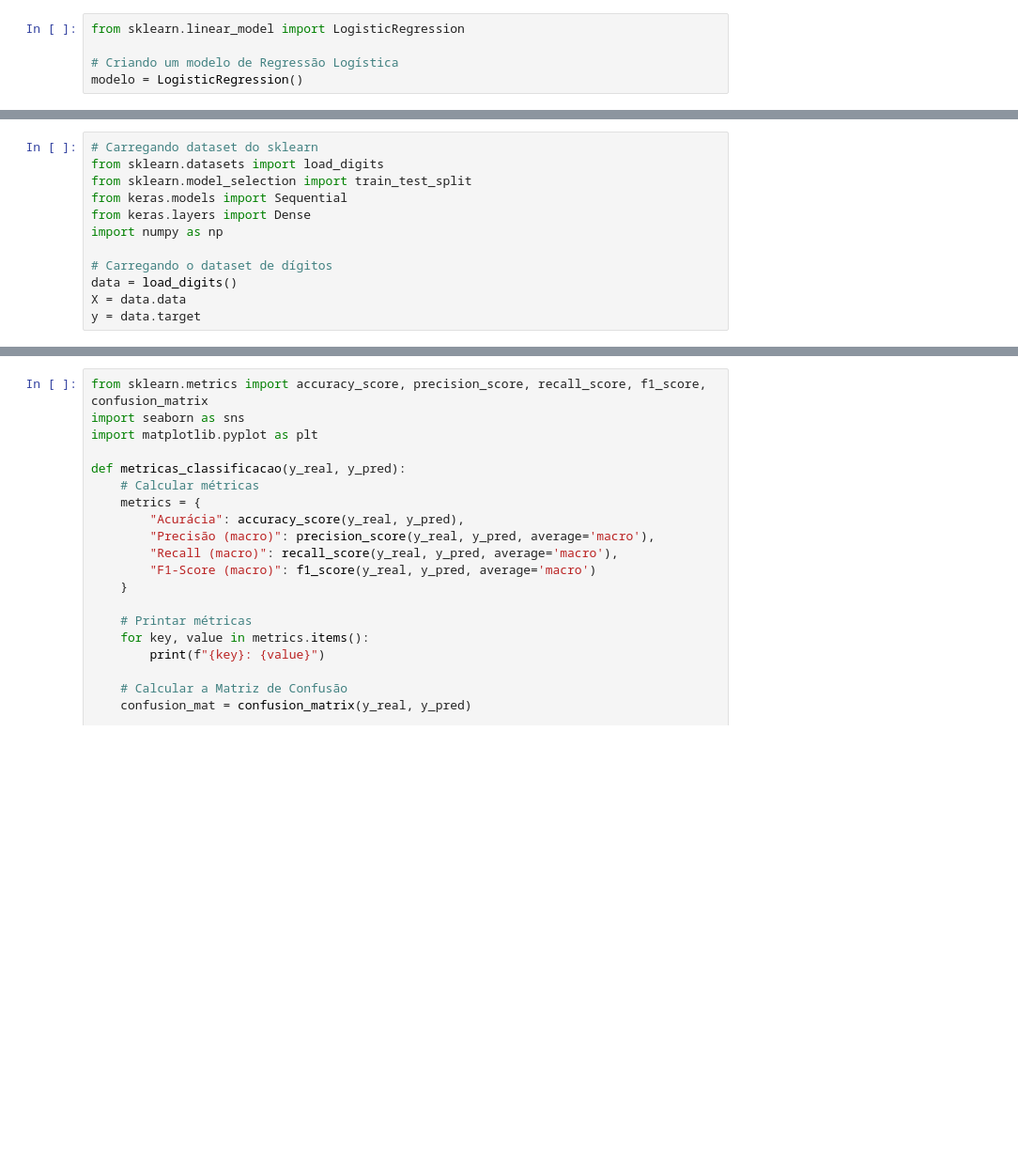
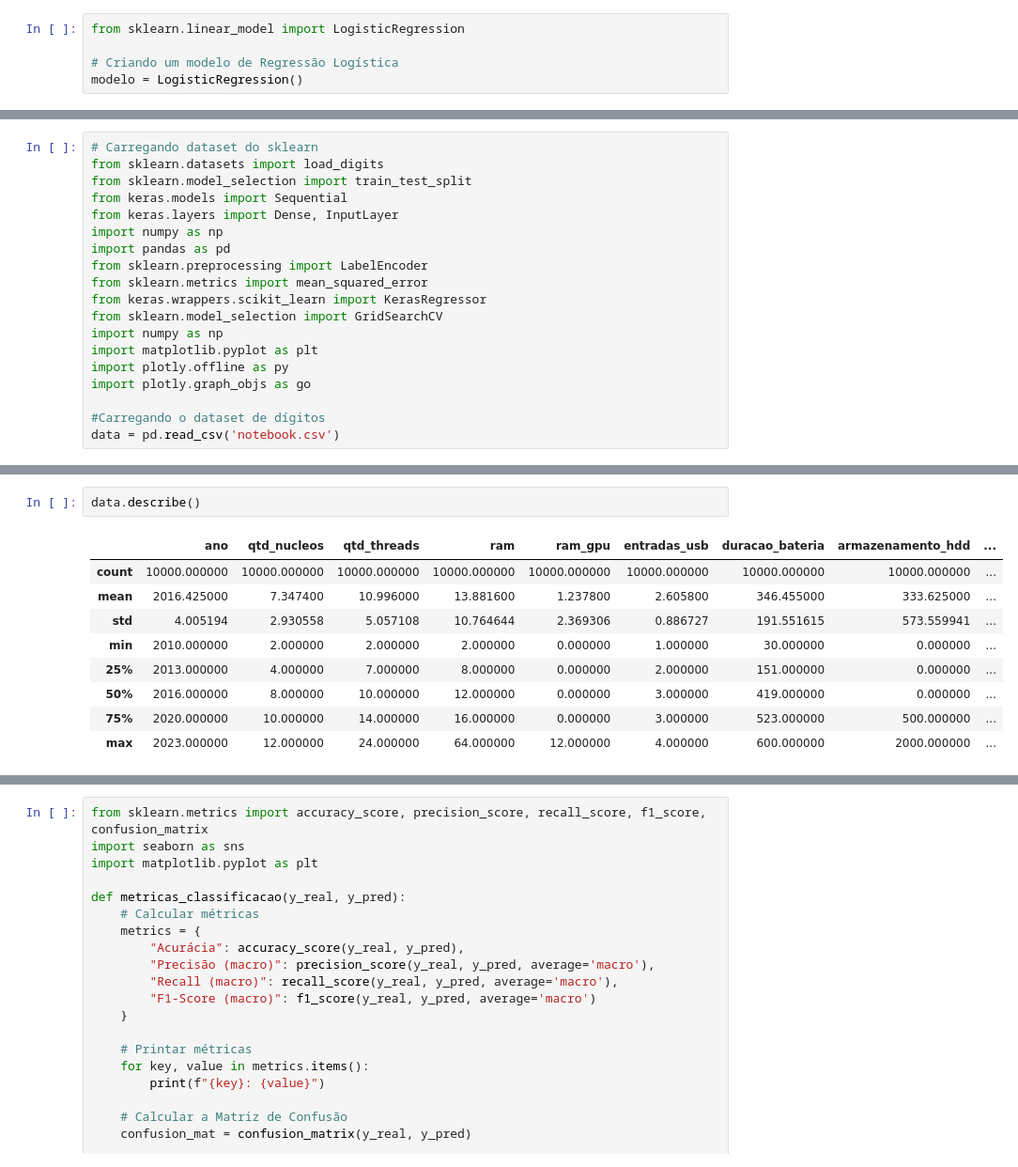
Before and after one commit to leaop/Graduation, a Jupyter notebook: 4 semestre/aprendizado de maquina/exercicio_otimização.ipynb, the cells around one changed output, grey strips where cells are left out. Shown at 94% size. Cells and saved outputs as stored; diff of their text form; blank space fills up the shorter version.

```diff
--- a/4 semestre/aprendizado de maquina/exercicio_otimização.ipynb
+++ b/4 semestre/aprendizado de maquina/exercicio_otimização.ipynb
@@ -23,10 +14,17 @@ Exemplo: Nos modelos de redes neurais, os parâmetros são os pesos e biases (vi
 from sklearn.datasets import load_digits
 from sklearn.model_selection import train_test_split
 from keras.models import Sequential
-from keras.layers import Dense
+from keras.layers import Dense, InputLayer
 import numpy as np
+import pandas as pd
+from sklearn.preprocessing import LabelEncoder
+from sklearn.metrics import mean_squared_error
+from keras.wrappers.scikit_learn import KerasRegressor
+from sklearn.model_selection import GridSearchCV
+import numpy as np
+import matplotlib.pyplot as plt
+import plotly.offline as py
+import plotly.graph_objs as go
 
-# Carregando o dataset de dígitos
-data = load_digits()
-X = data.data
-y = data.target
+#Carregando o dataset de dígitos
+data = pd.read_csv('notebook.csv')
@@ -32,0 +40,12 @@ y = data.target
+# %%
+data.describe()
+# %% [output]
+|  | ano | qtd_nucleos | qtd_threads | ram | ram_gpu | entradas_usb | duracao_bateria | armazenamento_hdd | ... |
+| count | 10000.000000 | 10000.000000 | 10000.000000 | 10000.000000 | 10000.000000 | 10000.000000 | 10000.000000 | 10000.000000 | ... |
+| mean | 2016.425000 | 7.347400 | 10.996000 | 13.881600 | 1.237800 | 2.605800 | 346.455000 | 333.625000 | ... |
+| std | 4.005194 | 2.930558 | 5.057108 | 10.764644 | 2.369306 | 0.886727 | 191.551615 | 573.559941 | ... |
+| min | 2010.000000 | 2.000000 | 2.000000 | 2.000000 | 0.000000 | 1.000000 | 30.000000 | 0.000000 | ... |
+| 25% | 2013.000000 | 4.000000 | 7.000000 | 8.000000 | 0.000000 | 2.000000 | 151.000000 | 0.000000 | ... |
+| 50% | 2016.000000 | 8.000000 | 10.000000 | 12.000000 | 0.000000 | 3.000000 | 419.000000 | 0.000000 | ... |
+| 75% | 2020.000000 | 10.000000 | 14.000000 | 16.000000 | 0.000000 | 3.000000 | 523.000000 | 500.000000 | ... |
+| max | 2023.000000 | 12.000000 | 24.000000 | 64.000000 | 12.000000 | 4.000000 | 600.000000 | 2000.000000 | ... |
```
Also changed, not shown: parts of 36 cells of this notebook, 2 other files.
